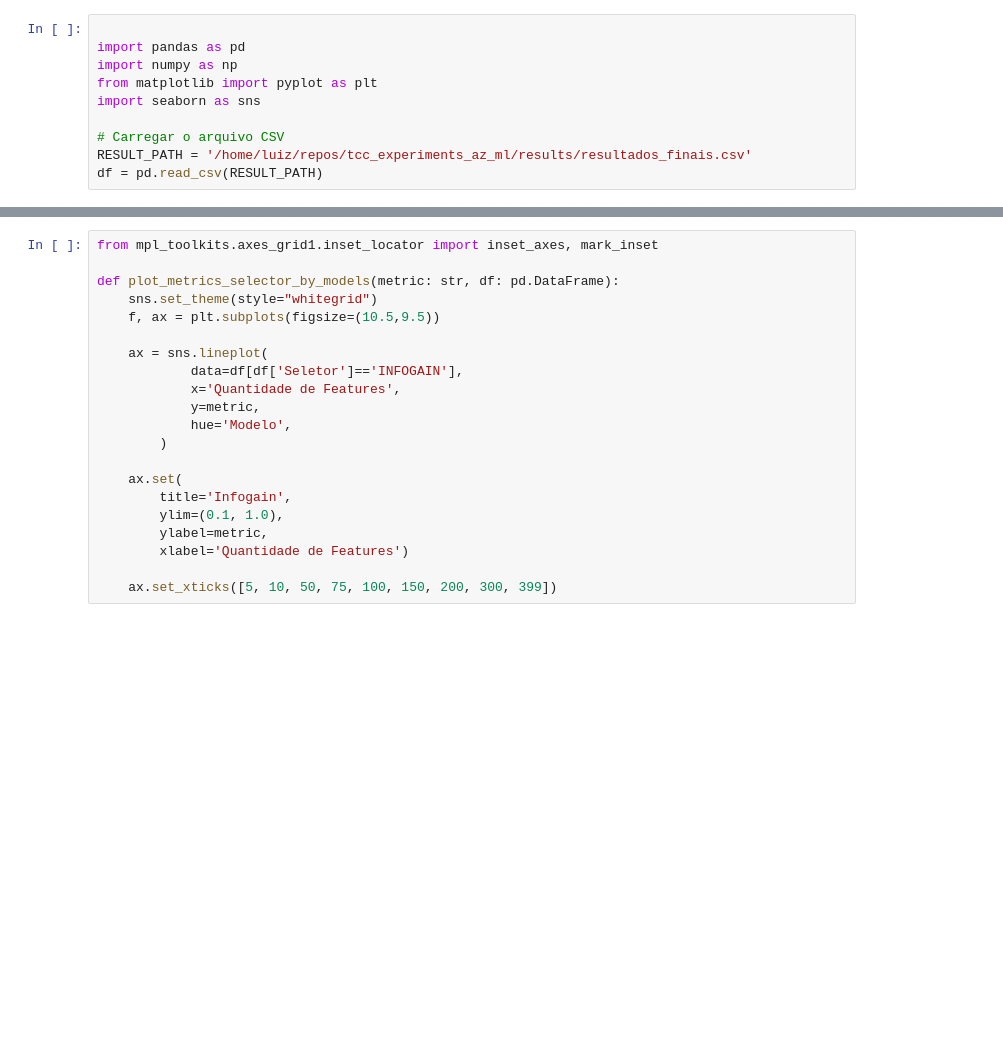
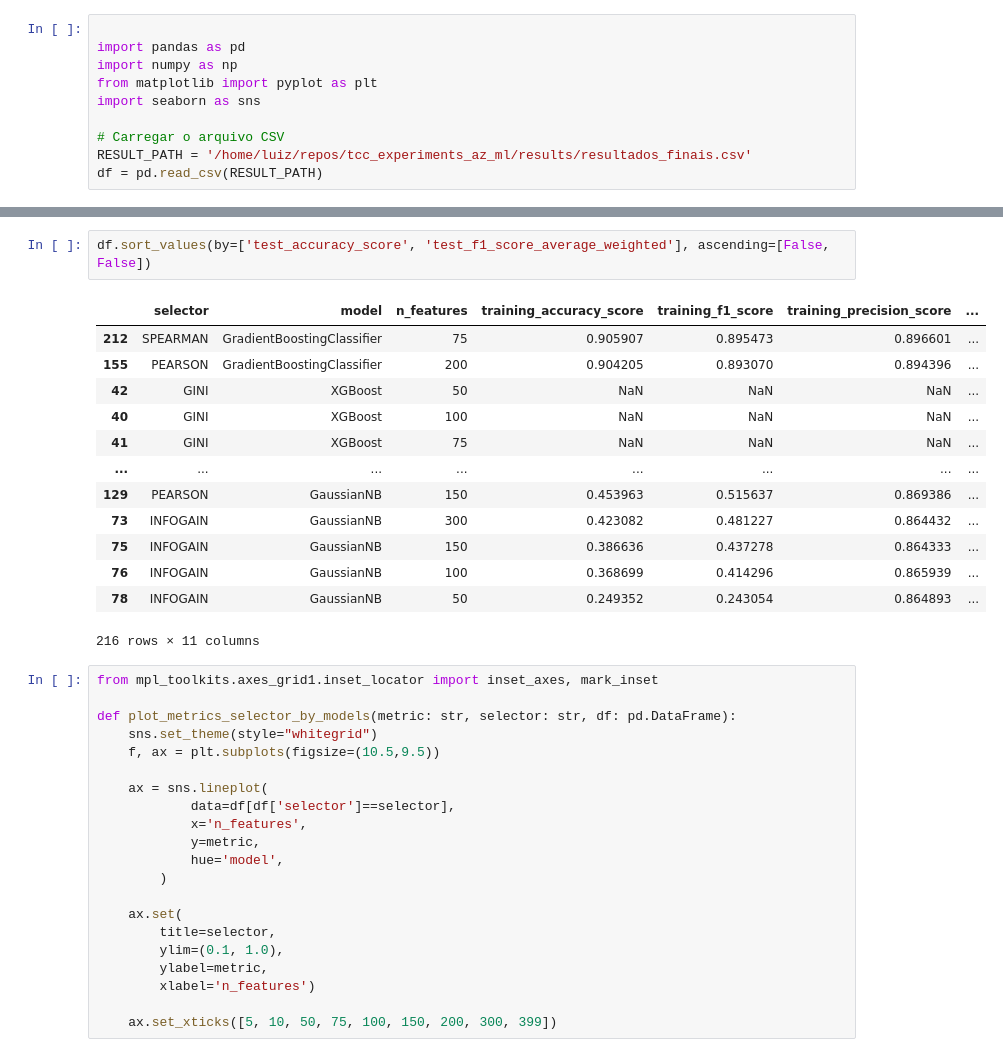
Before and after one commit to fsluizvictor/tcc_experiments_az_ml, a Jupyter notebook: src/notebooks/results/plot_experiments.ipynb, the cells around one changed output, grey strips where cells are left out. Cells and saved outputs as stored; diff of their text form; blank space fills up the shorter version.

```diff
--- a/src/notebooks/results/plot_experiments.ipynb
+++ b/src/notebooks/results/plot_experiments.ipynb
@@ -27,23 +27,39 @@ df.sort_values(by='test_accuracy_score', ascending=False)
 216 rows × 11 columns
+# %%
+df.sort_values(by=['test_accuracy_score', 'test_f1_score_average_weighted'], ascending=[False, False])
+# %% [output]
+|  | selector | model | n_features | training_accuracy_score | training_f1_score | training_precision_score | ... |
+| 212 | SPEARMAN | GradientBoostingClassifier | 75 | 0.905907 | 0.895473 | 0.896601 | ... |
+| 155 | PEARSON | GradientBoostingClassifier | 200 | 0.904205 | 0.893070 | 0.894396 | ... |
+| 42 | GINI | XGBoost | 50 | NaN | NaN | NaN | ... |
+| 40 | GINI | XGBoost | 100 | NaN | NaN | NaN | ... |
+| 41 | GINI | XGBoost | 75 | NaN | NaN | NaN | ... |
+| ... | ... | ... | ... | ... | ... | ... | ... |
+| 129 | PEARSON | GaussianNB | 150 | 0.453963 | 0.515637 | 0.869386 | ... |
+| 73 | INFOGAIN | GaussianNB | 300 | 0.423082 | 0.481227 | 0.864432 | ... |
+| 75 | INFOGAIN | GaussianNB | 150 | 0.386636 | 0.437278 | 0.864333 | ... |
+| 76 | INFOGAIN | GaussianNB | 100 | 0.368699 | 0.414296 | 0.865939 | ... |
+| 78 | INFOGAIN | GaussianNB | 50 | 0.249352 | 0.243054 | 0.864893 | ... |
+216 rows × 11 columns
 # %%
 from mpl_toolkits.axes_grid1.inset_locator import inset_axes, mark_inset
 
-def plot_metrics_selector_by_models(metric: str, df: pd.DataFrame):
+def plot_metrics_selector_by_models(metric: str, selector: str, df: pd.DataFrame):
     sns.set_theme(style="whitegrid")
     f, ax = plt.subplots(figsize=(10.5,9.5))
 
     ax = sns.lineplot(
-            data=df[df['Seletor']=='INFOGAIN'],
-            x='Quantidade de Features',
+            data=df[df['selector']==selector],
+            x='n_features',
             y=metric,
-            hue='Modelo',
+            hue='model',
         )
 
     ax.set(
-        title='Infogain',
+        title=selector,
         ylim=(0.1, 1.0),
         ylabel=metric,
-        xlabel='Quantidade de Features')
+        xlabel='n_features')
 
     ax.set_xticks([5, 10, 50, 75, 100, 150, 200, 300, 399])
 # %%
```
Also changed, not shown: parts of 3 cells of this notebook, 1 other file.
